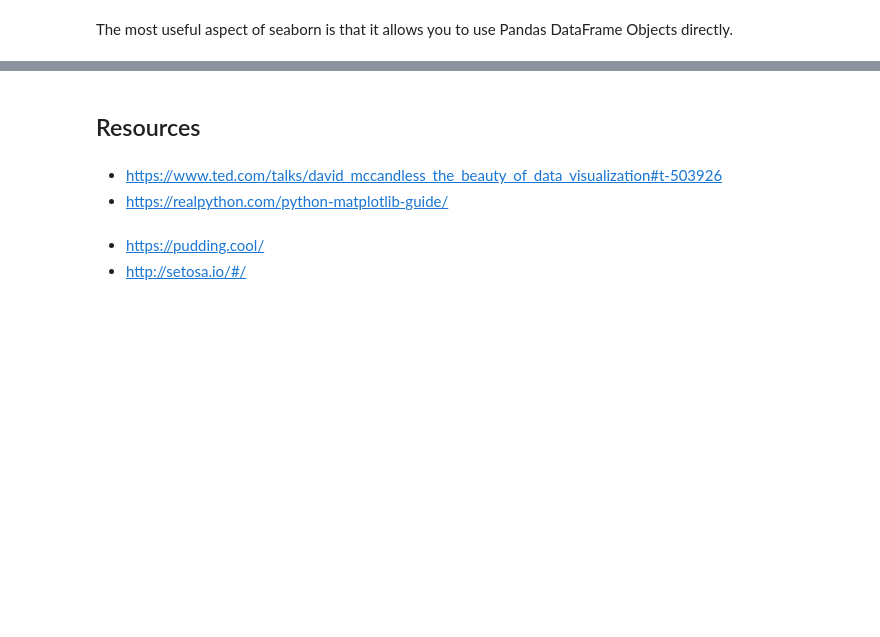
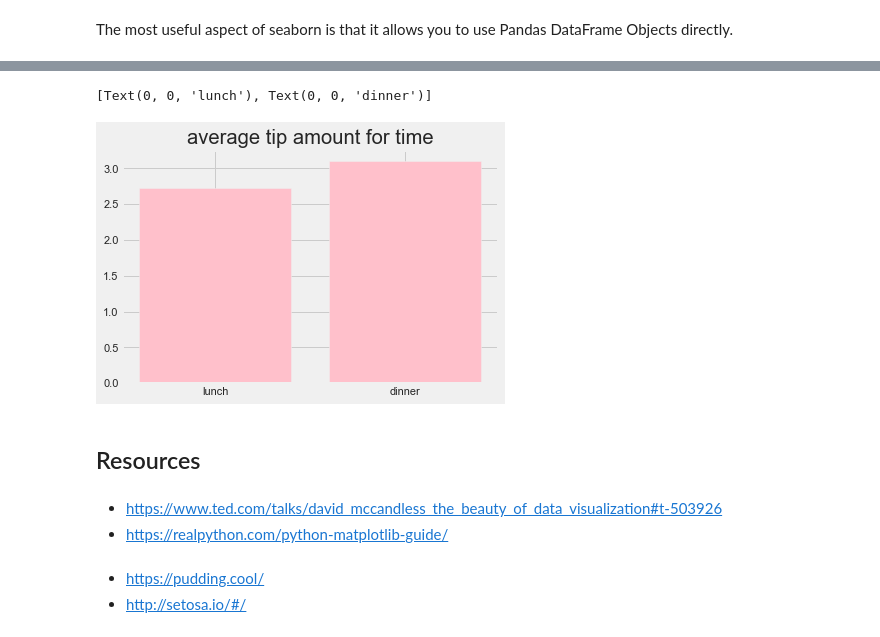
Before and after one commit to yunghanjeong/nyc-mhtn-ds-091420-lectures, a Jupyter notebook: Phase_1/Data_Viz.ipynb, the cells around one changed output, grey strips where cells are left out. Drawn from its saved outputs; the diff is of its cells as text; code cells hidden in the pictures; blank space fills up the shorter version.

```diff
--- a/Phase_1/Data_Viz.ipynb
+++ b/Phase_1/Data_Viz.ipynb
@@ -301,12 +388,15 @@ ax.set_xticklabels(['male','female'])
 # %%
 # visualize the average amount of total bill for time (lunch or dinner)
-y = None
-x = None
+y = tips.groupby("time").tip.mean()
+x = y.index
 fig, ax = plt.subplots()
 ax.bar(x,y, color = 'pink')
 ax.set_title('average tip amount for time')
 ax.set_xticks([0,1])
 ax.set_xticklabels(['lunch','dinner'])
+# %% [output]
+[Text(0, 0, 'lunch'), Text(0, 0, 'dinner')]
+[figure, added]
 # %% [markdown]
 ## Resources
 # %% [markdown]
```
Also changed, not shown: parts of 12 cells of this notebook.
